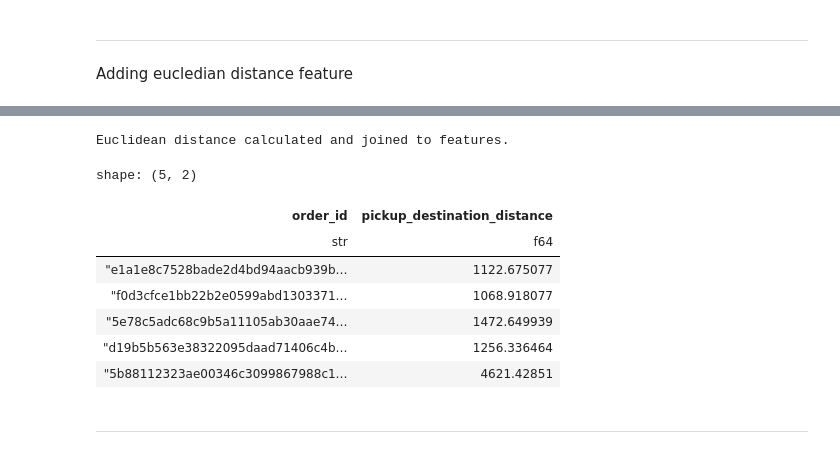
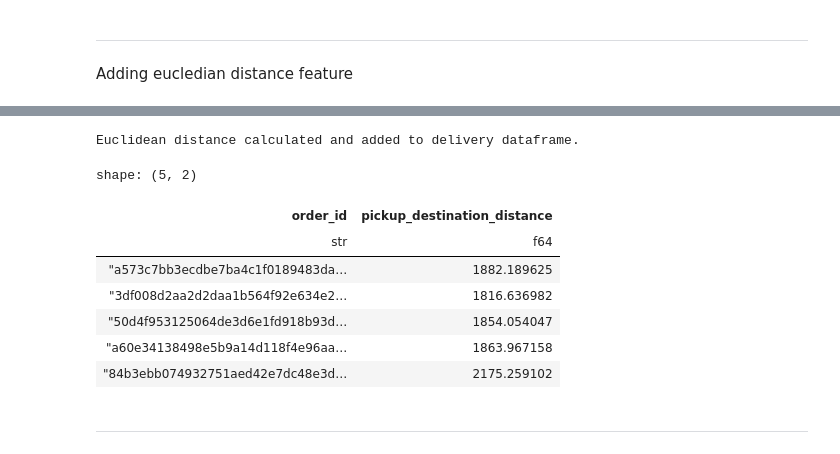
Before and after one commit to aymuos/starship, a Jupyter notebook: fundamental_EDA/feature_creator_hz.ipynb, the cells around one changed output, grey strips where cells are left out. Cells and saved outputs as stored; diff of their text form; code cells hidden in the pictures.

```diff
--- a/fundamental_EDA/feature_creator_hz.ipynb
+++ b/fundamental_EDA/feature_creator_hz.ipynb
@@ -578,32 +578,25 @@ shape: (5, 5)
 # %%
 import numpy as np
 
 # Calculate distance on the base delivery dataframe
 delivery = delivery.with_columns(
     ((pl.col("receipt_lng") - pl.col("poi_lng")).pow(2) +
      (pl.col("receipt_lat") - pl.col("poi_lat")).pow(2)).sqrt()
     .alias("pickup_destination_distance")
 )
 
-# Join the new feature into the features dataframe
-features = features.join(
-    delivery.select(["order_id", "pickup_destination_distance"]),
-    on="order_id",
-    how="left"
-)
-
-print("Euclidean distance calculated and joined to features.")
-display(features.select(["order_id", "pickup_destination_distance"]).head())
+print("Euclidean distance calculated and added to delivery dataframe.")
+display(delivery.select(["order_id", "pickup_destination_distance"]).head())
 # %% [output]
-Euclidean distance calculated and joined to features.
+Euclidean distance calculated and added to delivery dataframe.
 shape: (5, 2)
 | order_id | pickup_destination_distance |
 | str | f64 |
-| "e1a1e8c7528bade2d4bd94aacb939b… | 1122.675077 |
-| "f0d3cfce1bb22b2e0599abd1303371… | 1068.918077 |
-| "5e78c5adc68c9b5a11105ab30aae74… | 1472.649939 |
-| "d19b5b563e38322095daad71406c4b… | 1256.336464 |
-| "5b88112323ae00346c3099867988c1… | 4621.42851 |
+| "a573c7bb3ecdbe7ba4c1f0189483da… | 1882.189625 |
+| "3df008d2aa2d2daa1b564f92e634e2… | 1816.636982 |
+| "50d4f953125064de3d6e1fd918b93d… | 1854.054047 |
+| "a60e34138498e5b9a14d118f4e96aa… | 1863.967158 |
+| "84b3ebb074932751aed42e7dc48e3d… | 2175.259102 |
 # %% [markdown]
 ---
 # %% [markdown]
```
Also changed, not shown: parts of 66 cells of this notebook.
